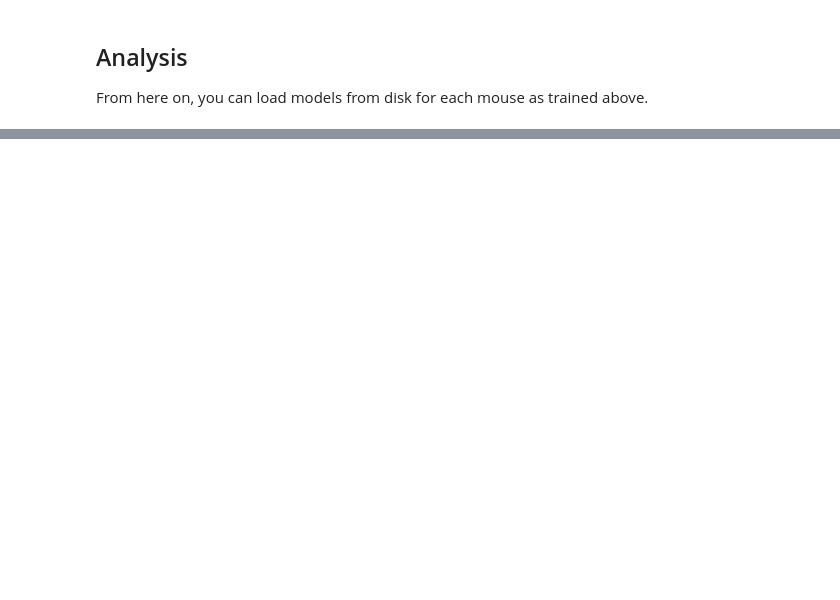
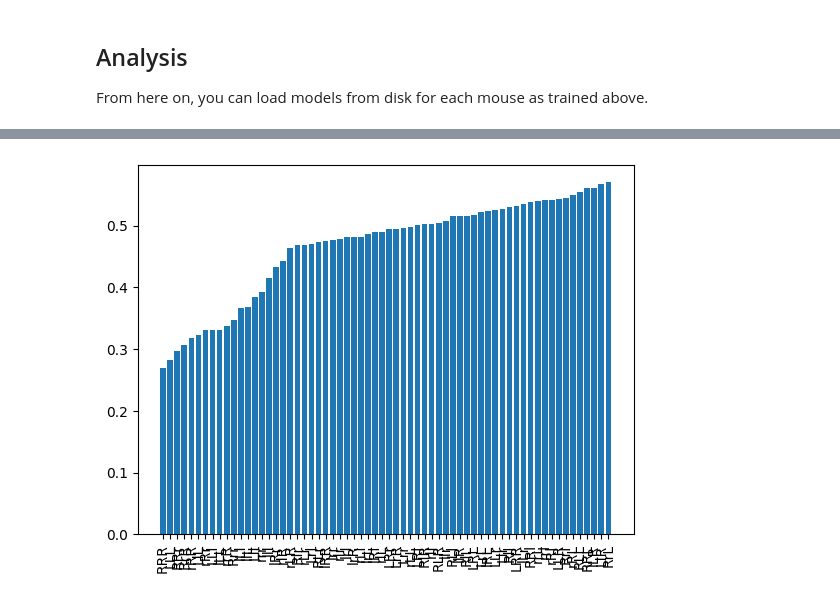
Before and after one commit to mikecondon/disrnn, a Jupyter notebook: switching.ipynb, the cells around one changed output, grey strips where cells are left out. Drawn from its saved outputs; the diff is of its cells as text; code cells hidden in the pictures; blank space fills up the shorter version.

Commit message:
cleaned dataset reader

```diff
--- a/switching.ipynb
+++ b/switching.ipynb
@@ -106,0 +121,47 @@ plt.show()
+# %%
+"""
+Iterate through each session of each dataset.
+"""
+import itertools
+import disentangled_rnns.switch_utils as switch_utils
+import numpy as np
+import matplotlib.pyplot as plt
+
+addr = "/Users/michaelcondon/workspaces/pbm_group2/2ABT_behavior_models/bandit_data.csv"
+# dataset with no division into training set etc
+full_ds = switch_utils.get_dataset(addr, tr_prop=1.0, condition='80-20')
+chars = 'lrLR'
+h_len = 3
+ds_2 = full_ds[1][1]._xs
+seq_dict = {''.join(seq): [0,0] for seq in itertools.product(chars, repeat=3)}
+
+
+
+dss = [full_ds[i][1]._xs for i in range(len(full_ds))]
+
+for elem in dss:
+  ds_2 = elem
+  for k in range(np.shape(ds_2)[1]):
+    session = ds_2[:,k]
+    for i in range(h_len, len(session)):
+      if session[i, 0] == -1:
+        continue
+      key = ''.join([chars[int(session[j, 0]+2*session[j, 1])] for j in range(i-h_len, i)])
+      if session[i, 0] != session[i-1, 0]:
+        seq_dict[key][0] += 1
+      if session[i, 0] == session[i-1, 0]:
+        seq_dict[key][1] += 1
+# %%
+p_dict = {key: val[0]/(val[0]+val[1]) for key, val in seq_dict.items()}
+
+sorted_items = sorted(p_dict.items(), key=lambda item: item[1])
+sorted_labels = [item[0] for item in sorted_items]
+sorted_heights = [item[1] for item in sorted_items]
+total_height = sum(sorted_heights)
+norm_height = [h / total_height for h in sorted_heights]
+
+plt.bar(sorted_labels, sorted_heights)
+plt.xticks(rotation=90)
+plt.show()
+# %% [output]
+[figure, added]
```
Also changed, not shown: parts of 8 cells of this notebook, 3 other files.
